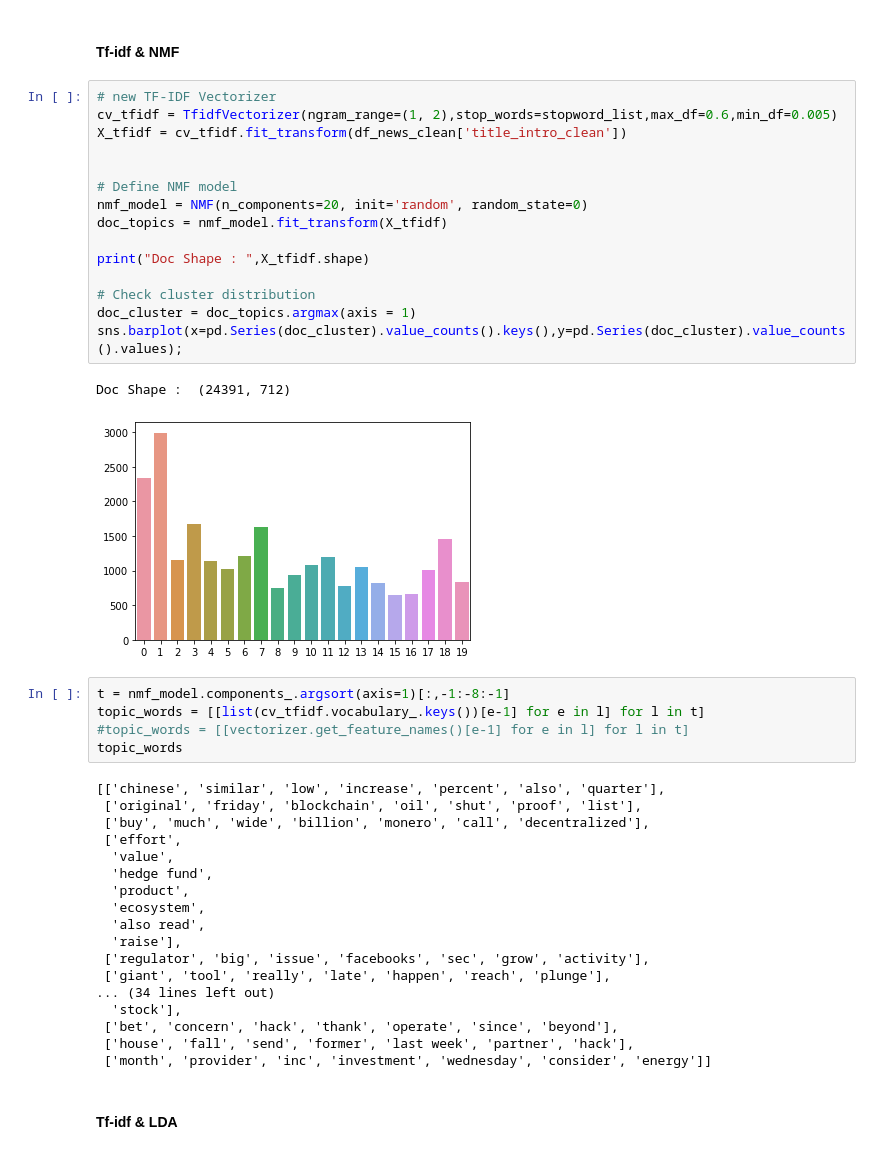
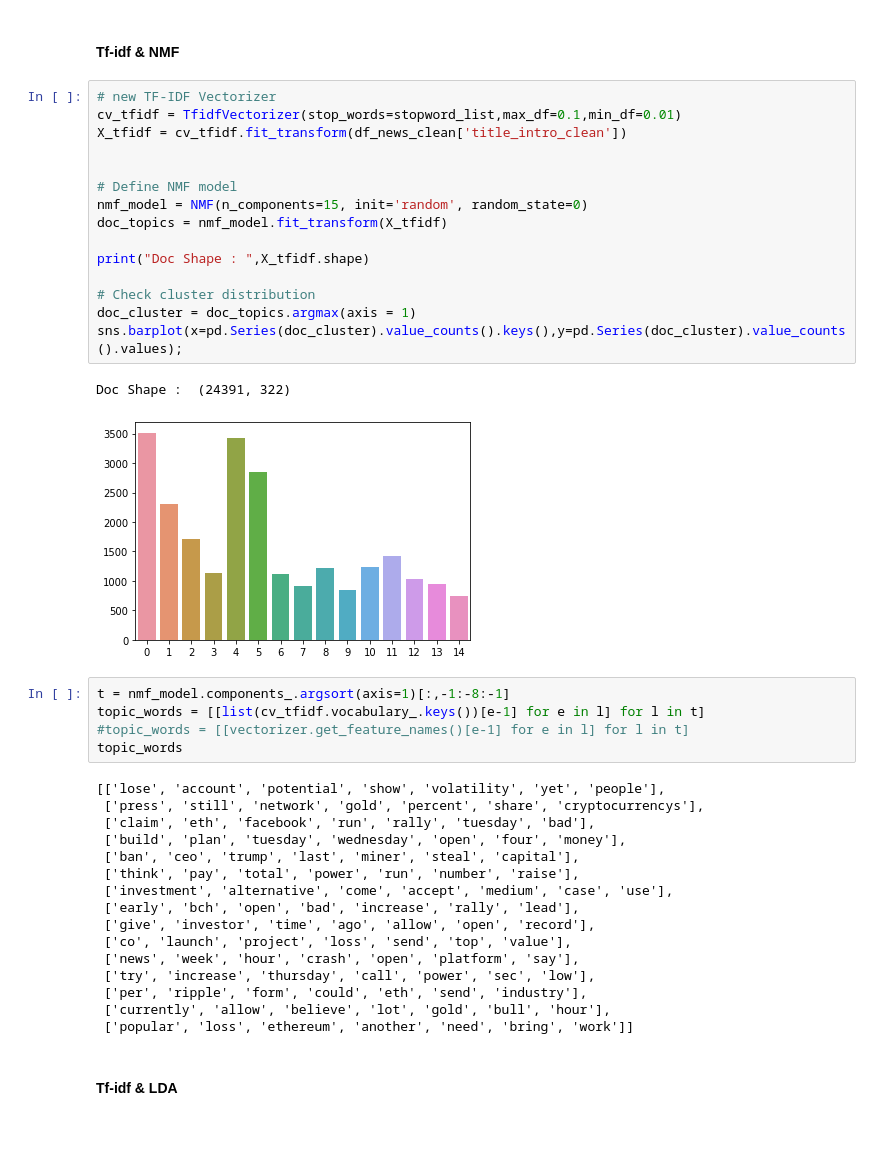
Before and after one commit to silvernine209/nlp_bitcoin_trading, a Jupyter notebook: bitcoin_trader_v2.ipynb, the cells around one changed output. Drawn from its saved outputs; the diff is of its cells as text.

```diff
--- a/bitcoin_trader_v2.ipynb
+++ b/bitcoin_trader_v2.ipynb
@@ -564,45 +592,43 @@ lda.print_topics()
 #### Tf-idf & NMF
 # %%
 # new TF-IDF Vectorizer
-cv_tfidf = TfidfVectorizer(ngram_range=(1, 2),stop_words=stopword_list,max_df=0.6,min_df=0.005)
+cv_tfidf = TfidfVectorizer(stop_words=stopword_list,max_df=0.1,min_df=0.01)
 X_tfidf = cv_tfidf.fit_transform(df_news_clean['title_intro_clean'])
 
 
 # Define NMF model
-nmf_model = NMF(n_components=20, init='random', random_state=0)
+nmf_model = NMF(n_components=15, init='random', random_state=0)
 doc_topics = nmf_model.fit_transform(X_tfidf)
 
 print("Doc Shape : ",X_tfidf.shape)
 
 # Check cluster distribution
 doc_cluster = doc_topics.argmax(axis = 1)
 sns.barplot(x=pd.Series(doc_cluster).value_counts().keys(),y=pd.Series(doc_cluster).value_counts().values);
 # %% [output]
-Doc Shape :  (24391, 712)
+Doc Shape :  (24391, 322)
-[figure, old version]
+[figure, new version]
 # %%
 t = nmf_model.components_.argsort(axis=1)[:,-1:-8:-1]
 topic_words = [[list(cv_tfidf.vocabulary_.keys())[e-1] for e in l] for l in t]
 #topic_words = [[vectorizer.get_feature_names()[e-1] for e in l] for l in t]
 topic_words
 # %% [output]
-[['chinese', 'similar', 'low', 'increase', 'percent', 'also', 'quarter'],
- ['original', 'friday', 'blockchain', 'oil', 'shut', 'proof', 'list'],
- ['buy', 'much', 'wide', 'billion', 'monero', 'call', 'decentralized'],
- ['effort',
-  'value',
-  'hedge fund',
-  'product',
-  'ecosystem',
-  'also read',
-  'raise'],
- ['regulator', 'big', 'issue', 'facebooks', 'sec', 'grow', 'activity'],
- ['giant', 'tool', 'really', 'late', 'happen', 'reach', 'plunge'],
-... (34 lines left out)
-  'stock'],
- ['bet', 'concern', 'hack', 'thank', 'operate', 'since', 'beyond'],
- ['house', 'fall', 'send', 'former', 'last week', 'partner', 'hack'],
- ['month', 'provider', 'inc', 'investment', 'wednesday', 'consider', 'energy']]
+[['lose', 'account', 'potential', 'show', 'volatility', 'yet', 'people'],
+ ['press', 'still', 'network', 'gold', 'percent', 'share', 'cryptocurrencys'],
+ ['claim', 'eth', 'facebook', 'run', 'rally', 'tuesday', 'bad'],
+ ['build', 'plan', 'tuesday', 'wednesday', 'open', 'four', 'money'],
+ ['ban', 'ceo', 'trump', 'last', 'miner', 'steal', 'capital'],
+ ['think', 'pay', 'total', 'power', 'run', 'number', 'raise'],
+ ['investment', 'alternative', 'come', 'accept', 'medium', 'case', 'use'],
+ ['early', 'bch', 'open', 'bad', 'increase', 'rally', 'lead'],
+ ['give', 'investor', 'time', 'ago', 'allow', 'open', 'record'],
+ ['co', 'launch', 'project', 'loss', 'send', 'top', 'value'],
+ ['news', 'week', 'hour', 'crash', 'open', 'platform', 'say'],
+ ['try', 'increase', 'thursday', 'call', 'power', 'sec', 'low'],
+ ['per', 'ripple', 'form', 'could', 'eth', 'send', 'industry'],
+ ['currently', 'allow', 'believe', 'lot', 'gold', 'bull', 'hour'],
+ ['popular', 'loss', 'ethereum', 'another', 'need', 'bring', 'work']]
 # %% [markdown]
 #### Tf-idf & LDA
 # %%
```
Also changed, not shown: parts of 45 cells of this notebook.
